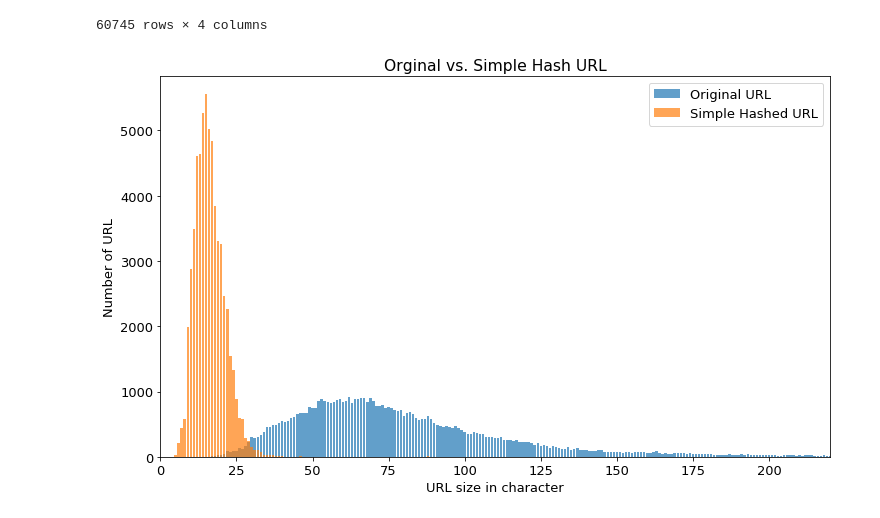
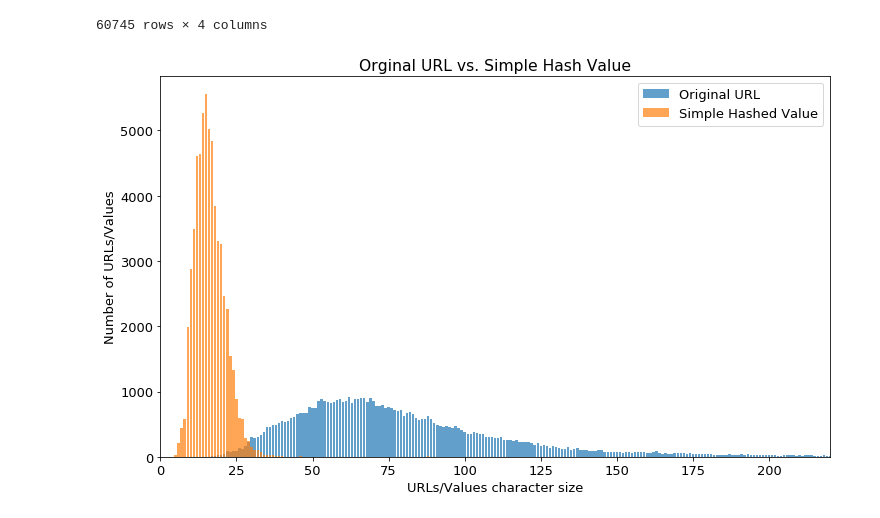
Before and after one commit to SIGSEGV-0x7/EWAS, a Jupyter notebook: SimpleHash/spooky_simple_graph.ipynb, the cells around one changed output. Saved outputs shown, nothing was run; the diff lists cells and outputs as text; code cells hidden in the pictures.

```diff
--- a/SimpleHash/spooky_simple_graph.ipynb
+++ b/SimpleHash/spooky_simple_graph.ipynb
@@ -137,18 +137,18 @@ simplehash
 # %%
 import matplotlib
 import matplotlib.pyplot as plt
 font = {'size' : 13}
 
 plt.rc('font', **font)
 
 plt.figure(figsize=(12,7))
-plt.xlabel('URL size in character')
-plt.title("Orginal vs. Simple Hash URL")
-plt.ylabel('Number of URL')
+plt.xlabel('URLs/Values character size')
+plt.title("Orginal URL vs. Simple Hash Value")
+plt.ylabel('Number of URLs/Values')
 plt.xlim(right = 220)
 plt.bar(list(simplehash.groupby("oringin size").count().index), list(simplehash.groupby("oringin size")["hashed size"].count()), alpha = 0.7)
 plt.bar(list(simplehash.groupby("hashed size").count().index), list(simplehash.groupby("hashed size")["hashed size"].count()), alpha = 0.7)
-plt.legend(('Original URL', 'Simple Hashed URL'))
+plt.legend(('Original URL', 'Simple Hashed Value'))
 plt.savefig('graphs/original_vs_simplehash_length.png')
 # %% [output]
-[figure, old version]
+[figure, new version]
```
Also changed, not shown: parts of 2 cells of this notebook, 1 other file.
